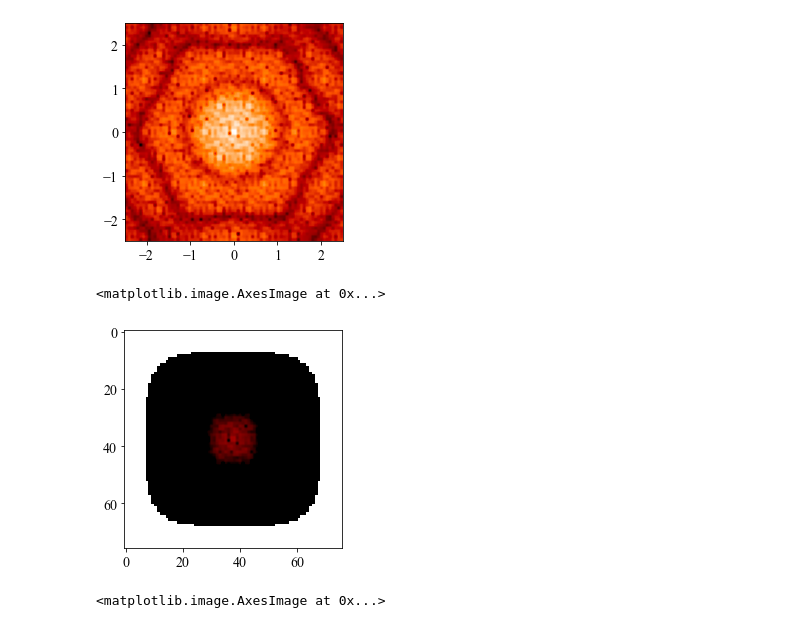
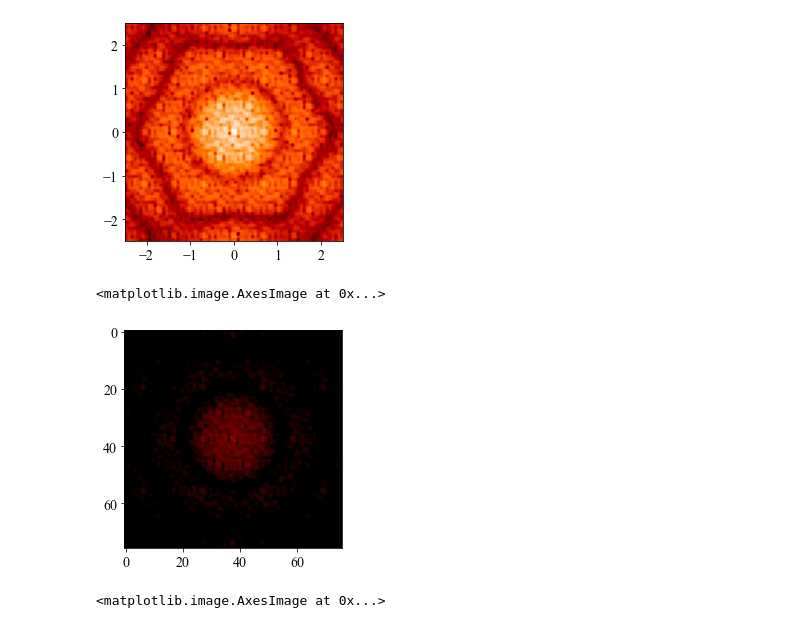
Before and after one commit to AlexandreAdam/ExoRIM, a Jupyter notebook: notebooks/JWST_physical_model.ipynb, the cells around one changed output. Drawn from its saved outputs; the diff is of its cells as text; code cells hidden in the pictures.

```diff
--- a/notebooks/JWST_physical_model.ipynb
+++ b/notebooks/JWST_physical_model.ipynb
@@ -21,6 +21,7 @@ colours = mpl.rcParams['axes.prop_cycle'].by_key()['color']
 niriss = webbpsf.NIRISS()
 niriss.filter = "F380M"
 niriss.pupil_mask = "MASK_NRM"
+niriss.jither = None
 # %%
 plt.figure(figsize=(16, 12))
 psf = niriss.calc_psf(display=True)
@@ -239,15 +240,15 @@ plt.imshow(np.log(out.intensity), extent=[xmin, xmax, ymin, ymax], cmap="gist_he
 # %%
 # h = hamming(out.intensity.shape[0])
 # h = exponential(out.intensity.shape[0], tau=7)
 h = general_gaussian(out.intensity.shape[0], p=2, sig=5)
 h = np.outer(h, h)
 out.intensity.shape[0]
-out_windowed = out.intensity * h
+out_windowed = out.intensity #* h
 out_windowed /= out_windowed.sum()
 plt.imshow(np.log(out_windowed), cmap="gist_heat", vmax=vmax, vmin=vmin)
 # %% [output]
 <matplotlib.image.AxesImage at 0x...>
-[figure, old version]
+[figure, new version]
 # %%
 plt.imshow(h)
 # %% [output]
```
Also changed, not shown: parts of 5 cells of this notebook, 23 other files.
